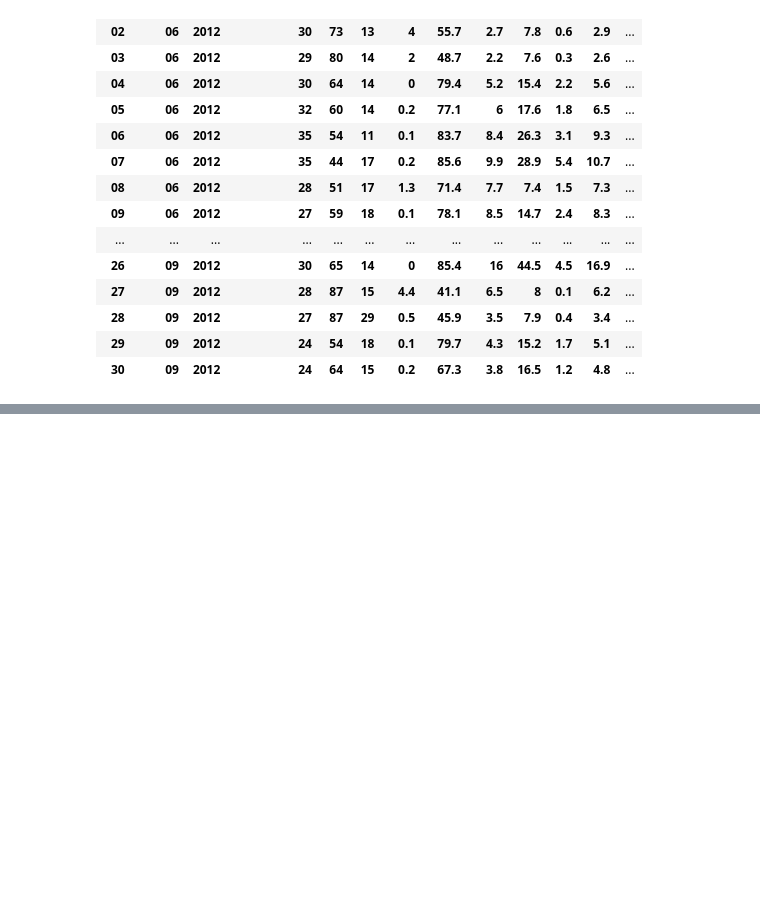
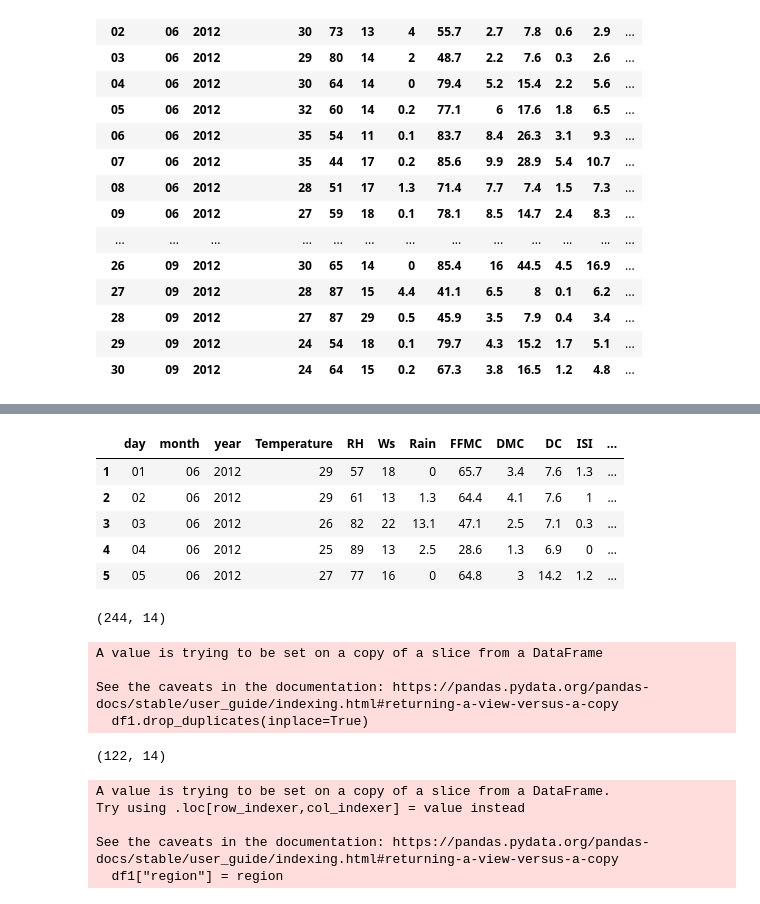
Before and after one commit to sreeman-11021996/iNeuron_Ass, a Jupyter notebook: 00. Assignments/home-work/05. End-to-End 29-05-2022/Algerian Forest Fires ML.ipynb, the cells around one changed output, grey strips where cells are left out. Drawn from its saved outputs; the diff is of its cells as text; code cells hidden in the pictures; blank space fills up the shorter version.

```diff
--- a/00. Assignments/home-work/05. End-to-End 29-05-2022/Algerian Forest Fires ML.ipynb
+++ b/00. Assignments/home-work/05. End-to-End 29-05-2022/Algerian Forest Fires ML.ipynb
@@ -84,0 +102,33 @@ df2
+# %%
+df1.head()
+# %% [output]
+|  | day | month | year | Temperature | RH | Ws | Rain | FFMC | DMC | DC | ISI | ... |
+| 1 | 01 | 06 | 2012 | 29 | 57 | 18 | 0 | 65.7 | 3.4 | 7.6 | 1.3 | ... |
+| 2 | 02 | 06 | 2012 | 29 | 61 | 13 | 1.3 | 64.4 | 4.1 | 7.6 | 1 | ... |
+| 3 | 03 | 06 | 2012 | 26 | 82 | 22 | 13.1 | 47.1 | 2.5 | 7.1 | 0.3 | ... |
+| 4 | 04 | 06 | 2012 | 25 | 89 | 13 | 2.5 | 28.6 | 1.3 | 6.9 | 0 | ... |
+| 5 | 05 | 06 | 2012 | 27 | 77 | 16 | 0 | 64.8 | 3 | 14.2 | 1.2 | ... |
+# %%
+df1.shape
+# %% [output]
+(244, 14)
+# %%
+# removing the duplicates
+df1.drop_duplicates(inplace=True)
+# %% [output]
+A value is trying to be set on a copy of a slice from a DataFrame
+
+See the caveats in the documentation: https://pandas.pydata.org/pandas-docs/stable/user_guide/indexing.html#returning-a-view-versus-a-copy
+  df1.drop_duplicates(inplace=True)
+# %%
+df1.shape
+# %% [output]
+(122, 14)
+# %%
+df1["region"] = region
+# %% [output]
+A value is trying to be set on a copy of a slice from a DataFrame.
+Try using .loc[row_indexer,col_indexer] = value instead
+
+See the caveats in the documentation: https://pandas.pydata.org/pandas-docs/stable/user_guide/indexing.html#returning-a-view-versus-a-copy
+  df1["region"] = region
```
Also changed, not shown: parts of 23 cells of this notebook.
